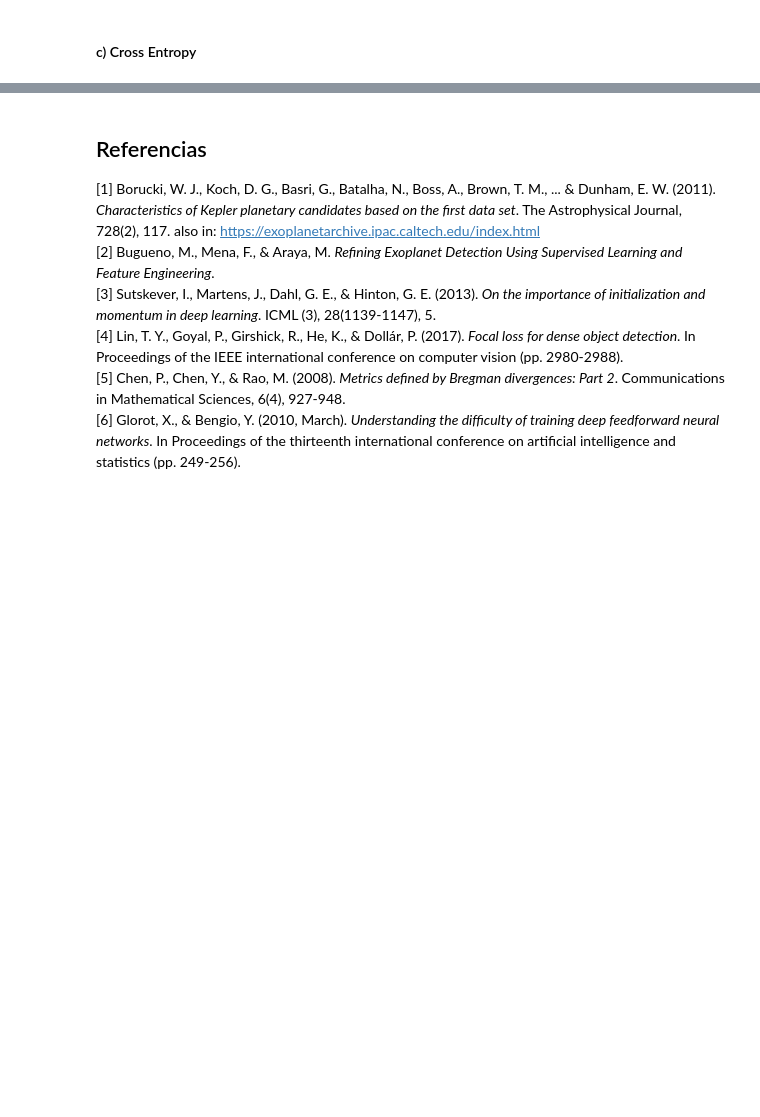
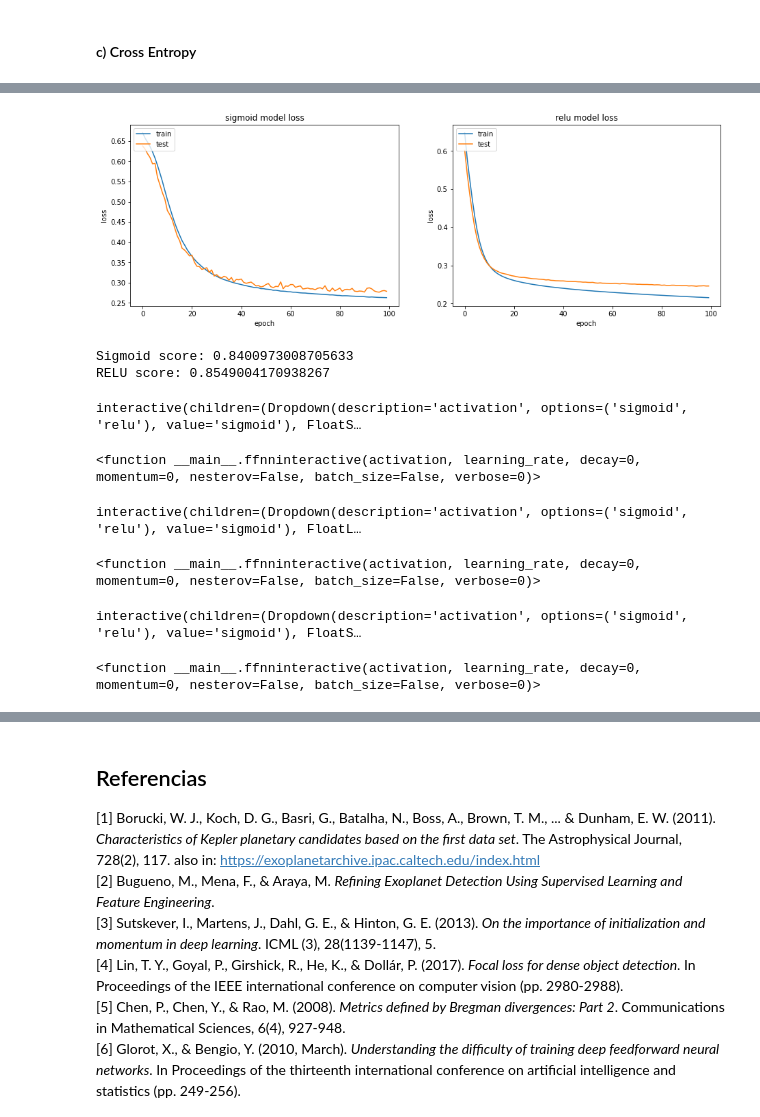
Before and after one commit to Fran-Ramirez/Tarea1-Neuronales, a Jupyter notebook: Enunciado_T1.ipynb, the cells around one changed output, grey strips where cells are left out. Drawn from its saved outputs; the diff is of its cells as text; code cells hidden in the pictures; blank space fills up the shorter version.

```diff
--- a/Enunciado_T1.ipynb
+++ b/Enunciado_T1.ipynb
@@ -327,3 +357,22 @@ scaler.fit(X_test)
 X_test_scaled = scaler.transform(X_test)
 # %% [markdown]
 #### c) Cross Entropy
+# %%
+def makeFFNN(model, act_method, verbosity = 1,
+             learning_rate=0.01, decay_val=0, momentum_val = 0,
+             nesterov_val = False, bsizes = False, data = {
+    "X_train": X_train_scaled,
+    "X_val": X_val_scaled,
+    "y_train": y_train,
+    "y_val": y_val
+}):
+    model.add(Dense(256, input_dim=data["X_train"].shape[1], kernel_initializer='uniform',activation=act_method))
+    model.add(Dense(1, kernel_initializer='uniform',activation="sigmoid")) #this should be mantained
+    model.compile(optimizer=SGD(lr=learning_rate, decay=decay_val, momentum = momentum_val, nesterov = nesterov_val),loss='binary_crossentropy')
+    batchs = None
+    if(bsizes):
+        batchs = bsizes
+    return model.fit(data["X_train"], data["y_train"], epochs=100, batch_size = batchs, verbose=verbosity, validation_data=(data["X_val"], data["y_val"]))
+# %%
+model_sigmoid = Sequential()
+hist_sigmoid = makeFFNN(model_sigmoid, "sigmoid")
@@ -329,0 +397,3 @@ X_test_scaled = scaler.transform(X_test)
+# %%
+model_relu = Sequential()
+hist_relu = makeFFNN(model_relu, "relu")
@@ -329,0 +418,29 @@ X_test_scaled = scaler.transform(X_test)
+# %%
+plt.figure(1)
+
+plt.subplot(121)
+plt.plot(hist_sigmoid.history['loss'])
+plt.plot(hist_sigmoid.history['val_loss'])
+plt.title('sigmoid model loss')
+plt.ylabel('loss')
+plt.xlabel('epoch')
+plt.legend(['train', 'test'], loc='upper left')
+
+plt.subplot(122)
+plt.plot(hist_relu.history['loss'])
+plt.plot(hist_relu.history['val_loss'])
+plt.title('relu model loss')
+plt.ylabel('loss')
+plt.xlabel('epoch')
+plt.legend(['train', 'test'], loc='upper left')
+
+plt.subplots_adjust(top=1, bottom=0.08, left=0, right=2, hspace=0.25,
+                    wspace=0.2)
+# %% [output]
+[figure, added]
+# %%
+print("Sigmoid score:", f1_score(y_test,model_sigmoid.predict_classes(X_test_scaled),average='weighted'))
+print("RELU score:", f1_score(y_test,model_relu.predict_classes(X_test_scaled),average='weighted'))
+# %% [output]
+Sigmoid score: 0.8400973008705633
+RELU score: 0.8549004170938267
@@ -329,0 +461,15 @@ X_test_scaled = scaler.transform(X_test)
+# %%
+interact(ffnninteractive, activation=["sigmoid", "relu"], learning_rate= widgets.FloatSlider(min=0.05,max=1,step=0.05,value=0.2, continuous_update=False), decay=fixed(0), momentum=fixed(0), nesterov=fixed(False), batch_size = fixed(False), verbose=widgets.SelectionSlider(options=[0,1], value=0))
+# %% [output]
+interactive(children=(Dropdown(description='activation', options=('sigmoid', 'relu'), value='sigmoid'), FloatS…
+<function __main__.ffnninteractive(activation, learning_rate, decay=0, momentum=0, nesterov=False, batch_size=False, verbose=0)>
+# %%
+interact(ffnninteractive, activation=["sigmoid", "relu"], learning_rate= fixed(0.2), decay = widgets.FloatLogSlider(min=-6,max=0,base=10,step=1,value=-6, continuous_update=False), momentum = fixed(0), nesterov = fixed(False), batch_size = fixed(False), verbose=widgets.SelectionSlider(options=[0,1], value=0))
+# %% [output]
+interactive(children=(Dropdown(description='activation', options=('sigmoid', 'relu'), value='sigmoid'), FloatL…
+<function __main__.ffnninteractive(activation, learning_rate, decay=0, momentum=0, nesterov=False, batch_size=False, verbose=0)>
+# %%
+interact(ffnninteractive, activation=["sigmoid", "relu"], learning_rate= fixed(0.01), decay = fixed(0), momentum = widgets.FloatSlider(min=0,max=0.95,step=0.5,value=0.9, continuous_update=False), nesterov = False, batch_size = fixed(False), verbose=widgets.SelectionSlider(options=[0,1], value=0))
+# %% [output]
+interactive(children=(Dropdown(description='activation', options=('sigmoid', 'relu'), value='sigmoid'), FloatS…
+<function __main__.ffnninteractive(activation, learning_rate, decay=0, momentum=0, nesterov=False, batch_size=False, verbose=0)>
```
Also changed, not shown: parts of 9 cells of this notebook.
